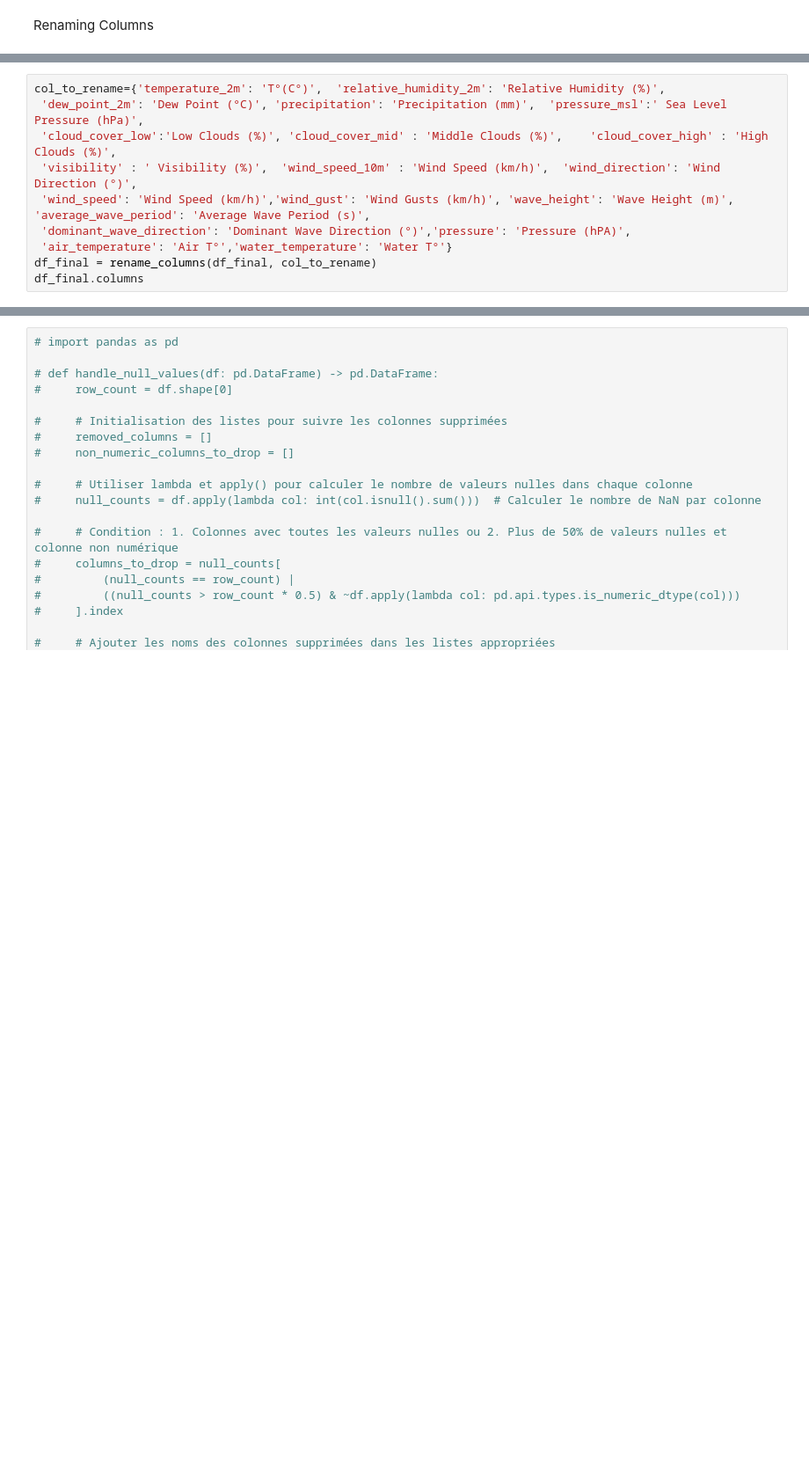
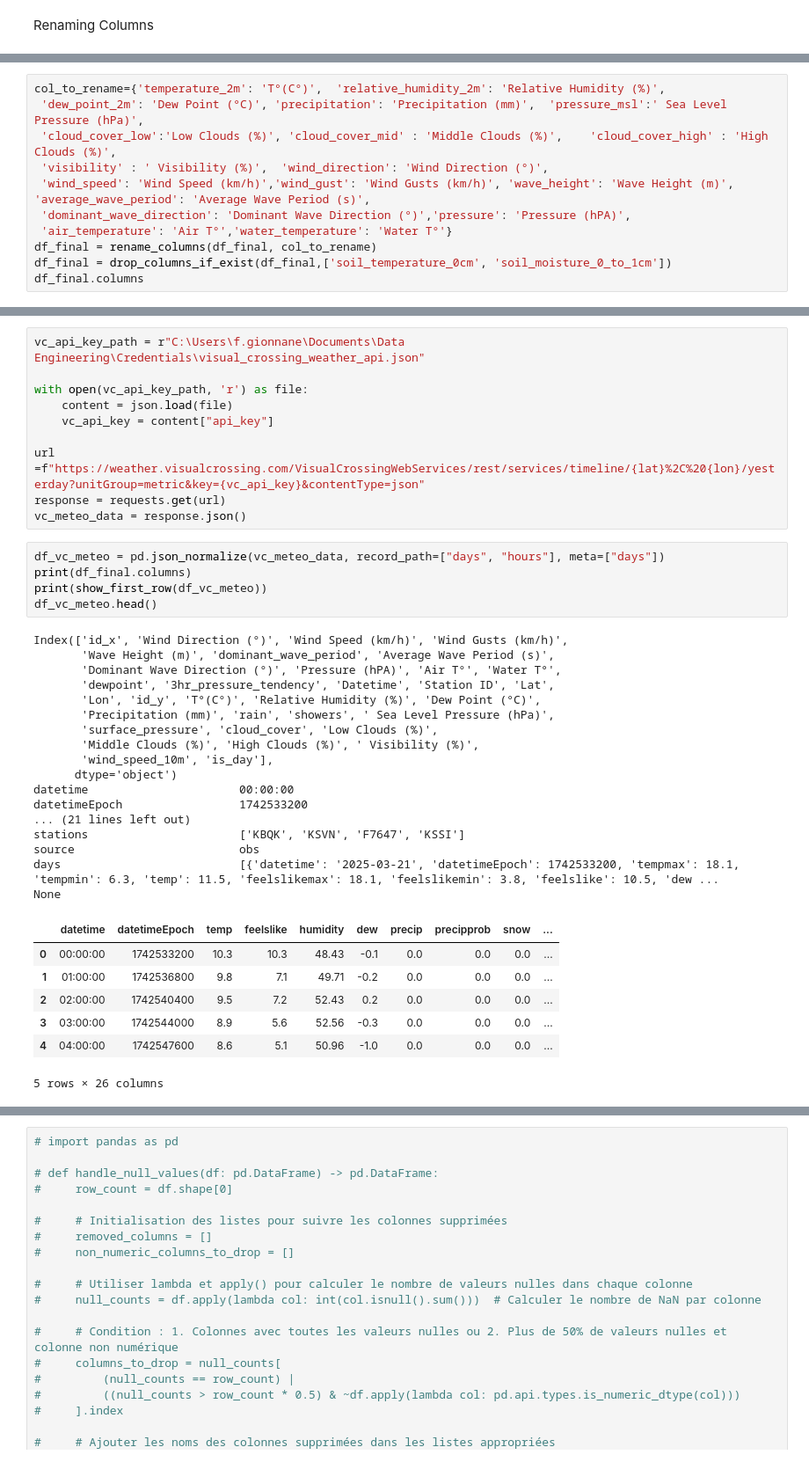
Before and after one commit to flosrv/Mes-Projets, a Jupyter notebook: Oceanography-Project-WIP/silver_step.ipynb, the cells around one changed output, grey strips where cells are left out. Shown at 88% size. Drawn from its saved outputs; the diff is of its cells as text; blank space fills up the shorter version.

```diff
--- a/Oceanography-Project-WIP/silver_step.ipynb
+++ b/Oceanography-Project-WIP/silver_step.ipynb
@@ -360,10 +360,11 @@ Index(['id_x', 'wind_direction', 'wind_speed', 'wind_gust', 'wave_height',
 col_to_rename={'temperature_2m': 'T°(C°)',  'relative_humidity_2m': 'Relative Humidity (%)',
  'dew_point_2m': 'Dew Point (°C)', 'precipitation': 'Precipitation (mm)',  'pressure_msl':' Sea Level Pressure (hPa)',
  'cloud_cover_low':'Low Clouds (%)', 'cloud_cover_mid' : 'Middle Clouds (%)',	 'cloud_cover_high' : 'High Clouds (%)',
- 'visibility' : ' Visibility (%)',  'wind_speed_10m' : 'Wind Speed (km/h)',  'wind_direction': 'Wind Direction (°)',
+ 'visibility' : ' Visibility (%)',  'wind_direction': 'Wind Direction (°)',
  'wind_speed': 'Wind Speed (km/h)','wind_gust': 'Wind Gusts (km/h)', 'wave_height': 'Wave Height (m)',  'average_wave_period': 'Average Wave Period (s)',
  'dominant_wave_direction': 'Dominant Wave Direction (°)','pressure': 'Pressure (hPA)',
  'air_temperature': 'Air T°','water_temperature': 'Water T°'}
 df_final = rename_columns(df_final, col_to_rename)
+df_final = drop_columns_if_exist(df_final,['soil_temperature_0cm', 'soil_moisture_0_to_1cm'])
 df_final.columns
 # %% [output]
@@ -547,0 +486,40 @@ dtype: object
+# %%
+vc_api_key_path = r"C:\Users\f.gionnane\Documents\Data Engineering\Credentials\visual_crossing_weather_api.json"
+
+with open(vc_api_key_path, 'r') as file:
+    content = json.load(file)
+    vc_api_key = content["api_key"]
+
+url =f"https://weather.visualcrossing.com/VisualCrossingWebServices/rest/services/timeline/{lat}%2C%20{lon}/yesterday?unitGroup=metric&key={vc_api_key}&contentType=json"
+response = requests.get(url)
+vc_meteo_data = response.json()
+# %%
+df_vc_meteo = pd.json_normalize(vc_meteo_data, record_path=["days", "hours"], meta=["days"])
+print(df_final.columns)
+print(show_first_row(df_vc_meteo))
+df_vc_meteo.head()
+# %% [output]
+Index(['id_x', 'Wind Direction (°)', 'Wind Speed (km/h)', 'Wind Gusts (km/h)',
+       'Wave Height (m)', 'dominant_wave_period', 'Average Wave Period (s)',
+       'Dominant Wave Direction (°)', 'Pressure (hPA)', 'Air T°', 'Water T°',
+       'dewpoint', '3hr_pressure_tendency', 'Datetime', 'Station ID', 'Lat',
+       'Lon', 'id_y', 'T°(C°)', 'Relative Humidity (%)', 'Dew Point (°C)',
+       'Precipitation (mm)', 'rain', 'showers', ' Sea Level Pressure (hPa)',
+       'surface_pressure', 'cloud_cover', 'Low Clouds (%)',
+       'Middle Clouds (%)', 'High Clouds (%)', ' Visibility (%)',
+       'wind_speed_10m', 'is_day'],
+      dtype='object')
+datetime                      00:00:00
+datetimeEpoch                 1742533200
+... (21 lines left out)
+stations                      ['KBQK', 'KSVN', 'F7647', 'KSSI']
+source                        obs
+days                          [{'datetime': '2025-03-21', 'datetimeEpoch': 1742533200, 'tempmax': 18.1, 'tempmin': 6.3, 'temp': 11.5, 'feelslikemax': 18.1, 'feelslikemin': 3.8, 'feelslike': 10.5, 'dew ...
+None
+|  | datetime | datetimeEpoch | temp | feelslike | humidity | dew | precip | precipprob | snow | ... |
+| 0 | 00:00:00 | 1742533200 | 10.3 | 10.3 | 48.43 | -0.1 | 0.0 | 0.0 | 0.0 | ... |
+| 1 | 01:00:00 | 1742536800 | 9.8 | 7.1 | 49.71 | -0.2 | 0.0 | 0.0 | 0.0 | ... |
+| 2 | 02:00:00 | 1742540400 | 9.5 | 7.2 | 52.43 | 0.2 | 0.0 | 0.0 | 0.0 | ... |
+| 3 | 03:00:00 | 1742544000 | 8.9 | 5.6 | 52.56 | -0.3 | 0.0 | 0.0 | 0.0 | ... |
+| 4 | 04:00:00 | 1742547600 | 8.6 | 5.1 | 50.96 | -1.0 | 0.0 | 0.0 | 0.0 | ... |
+5 rows × 26 columns
```
Also changed, not shown: parts of 17 cells of this notebook.
